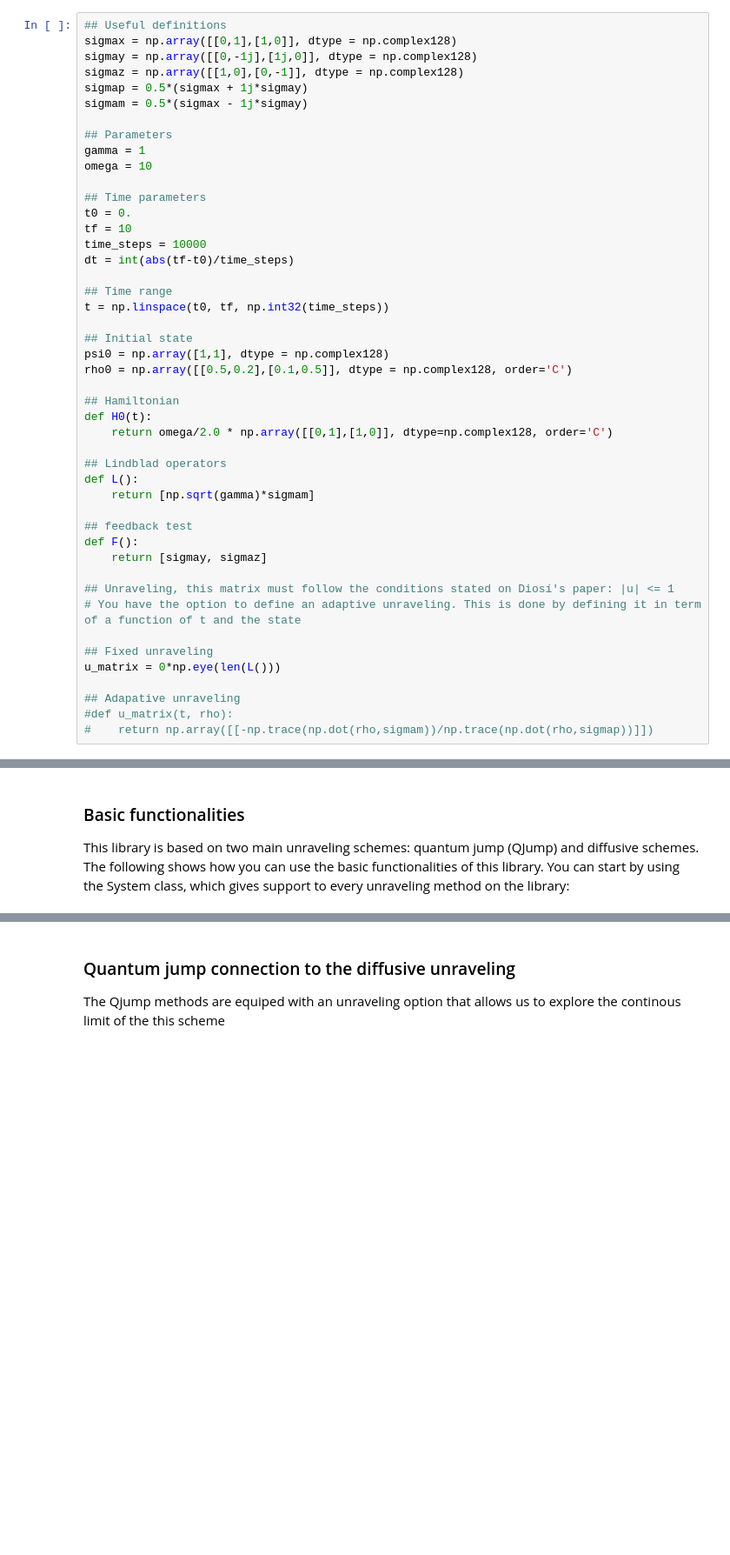
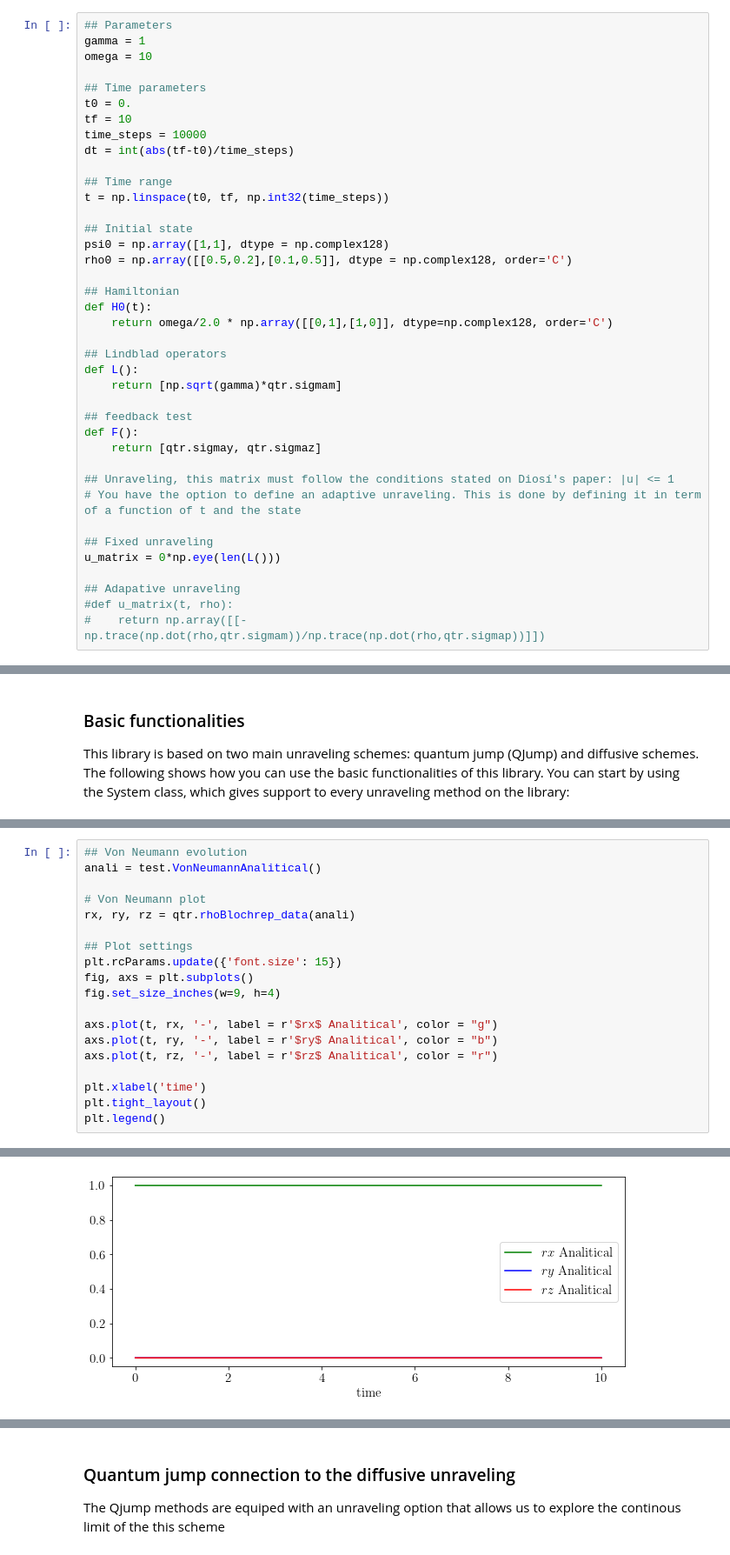
Before and after one commit to dvelozad/qt-unraveling-python, a Jupyter notebook: examples/example_1/Wiseman_Chem_Phys_268_91_2001.ipynb, the cells around one changed output, grey strips where cells are left out. Shown: that part at 87% size. Saved outputs shown, nothing was run; the diff lists cells and outputs as text; blank space fills up the shorter version.

Commit message:
Additional definitions added

```diff
--- a/examples/example_1/Wiseman_Chem_Phys_268_91_2001.ipynb
+++ b/examples/example_1/Wiseman_Chem_Phys_268_91_2001.ipynb
@@ -34,11 +21,4 @@ def rhoBlochrep(rho, timeList, method_label, line = '--'):
 # %%
-## Useful definitions
-sigmax = np.array([[0,1],[1,0]], dtype = np.complex128)
-sigmay = np.array([[0,-1j],[1j,0]], dtype = np.complex128)
-sigmaz = np.array([[1,0],[0,-1]], dtype = np.complex128)
-sigmap = 0.5*(sigmax + 1j*sigmay)
-sigmam = 0.5*(sigmax - 1j*sigmay)
-
 ## Parameters
 gamma = 1
 omega = 10
@@ -62,11 +42,11 @@ def H0(t):
 
 ## Lindblad operators
 def L():
-    return [np.sqrt(gamma)*sigmam]
+    return [np.sqrt(gamma)*qtr.sigmam]
 
 ## feedback test
 def F():
-    return [sigmay, sigmaz]
+    return [qtr.sigmay, qtr.sigmaz]
 
 ## Unraveling, this matrix must follow the conditions stated on Diosí's paper: |u| <= 1
 # You have the option to define an adaptive unraveling. This is done by defining it in term of a function of t and the state
@@ -76,5 +56,5 @@ u_matrix = 0*np.eye(len(L()))
 
 ## Adapative unraveling
 #def u_matrix(t, rho):
-#    return np.array([[-np.trace(np.dot(rho,sigmam))/np.trace(np.dot(rho,sigmap))]])
+#    return np.array([[-np.trace(np.dot(rho,qtr.sigmam))/np.trace(np.dot(rho,qtr.sigmap))]])
 # %% [output]
@@ -100,0 +71,20 @@ time: 613 ms
+# %%
+## Von Neumann evolution
+anali = test.VonNeumannAnalitical()
+
+# Von Neumann plot
+rx, ry, rz = qtr.rhoBlochrep_data(anali)
+
+## Plot settings
+plt.rcParams.update({'font.size': 15})
+fig, axs = plt.subplots()
+fig.set_size_inches(w=9, h=4)
+
+axs.plot(t, rx, '-', label = r'$rx$ Analitical', color = "g")
+axs.plot(t, ry, '-', label = r'$ry$ Analitical', color = "b")
+axs.plot(t, rz, '-', label = r'$rz$ Analitical', color = "r")
+
+plt.xlabel('time')
+plt.tight_layout()
+plt.legend()
+# %% [output]
@@ -100,0 +92 @@ time: 613 ms
+[figure, added]
```
Also changed, not shown: parts of 22 cells of this notebook, 16 other files.
